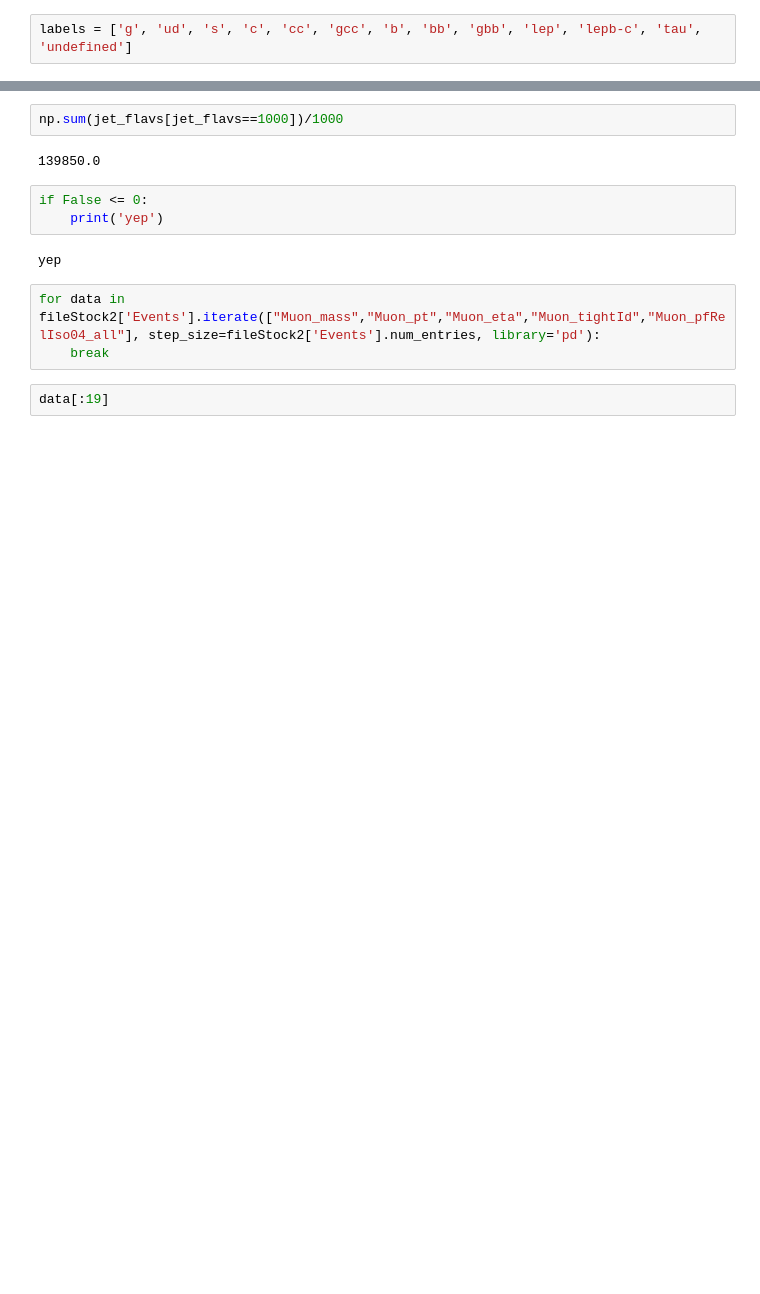
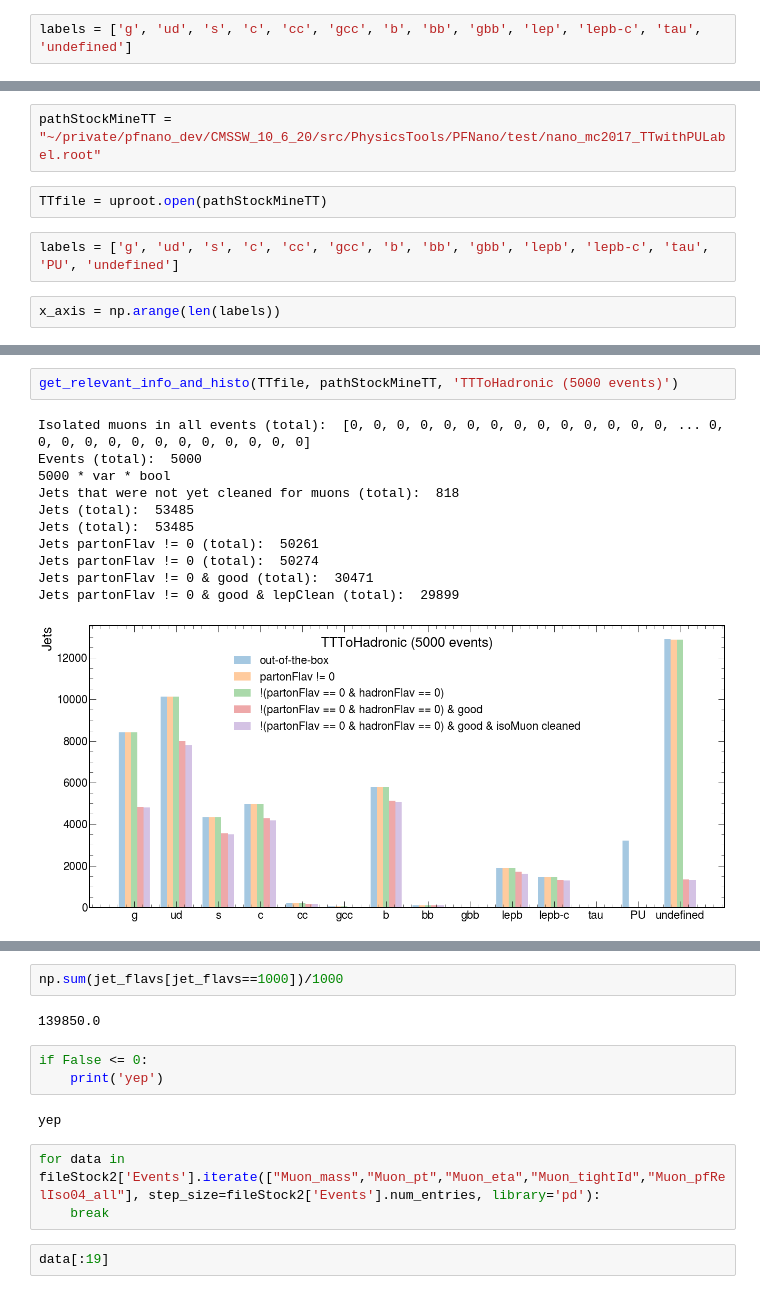
Before and after one commit to hschoenen/VHcc-cTagSF, a Jupyter notebook: Analyzer/condorDESY/prototyping.ipynb, the cells around one changed output, grey strips where cells are left out. Drawn from its saved outputs; the diff is of its cells as text; blank space fills up the shorter version.

```diff
--- a/Analyzer/condorDESY/prototyping.ipynb
+++ b/Analyzer/condorDESY/prototyping.ipynb
@@ -597,0 +704,8 @@ Text(0, 1, 'Jets')
+# %%
+pathStockMineTT = "~/private/pfnano_dev/CMSSW_10_6_20/src/PhysicsTools/PFNano/test/nano_mc2017_TTwithPULabel.root"
+# %%
+TTfile = uproot.open(pathStockMineTT)
+# %%
+labels = ['g', 'ud', 's', 'c', 'cc', 'gcc', 'b', 'bb', 'gbb', 'lepb', 'lepb-c', 'tau', 'PU', 'undefined']
+# %%
+x_axis = np.arange(len(labels))
@@ -597,0 +849,14 @@ Text(0, 1, 'Jets')
+# %%
+get_relevant_info_and_histo(TTfile, pathStockMineTT, 'TTToHadronic (5000 events)')
+# %% [output]
+Isolated muons in all events (total):  [0, 0, 0, 0, 0, 0, 0, 0, 0, 0, 0, 0, 0, 0, ... 0, 0, 0, 0, 0, 0, 0, 0, 0, 0, 0, 0, 0]
+Events (total):  5000
+5000 * var * bool
+Jets that were not yet cleaned for muons (total):  818
+Jets (total):  53485
+Jets (total):  53485
+Jets partonFlav != 0 (total):  50261
+Jets partonFlav != 0 (total):  50274
+Jets partonFlav != 0 & good (total):  30471
+Jets partonFlav != 0 & good & lepClean (total):  29899
+[figure, added]
```
Also changed, not shown: parts of 42 cells of this notebook, 18 other files.
